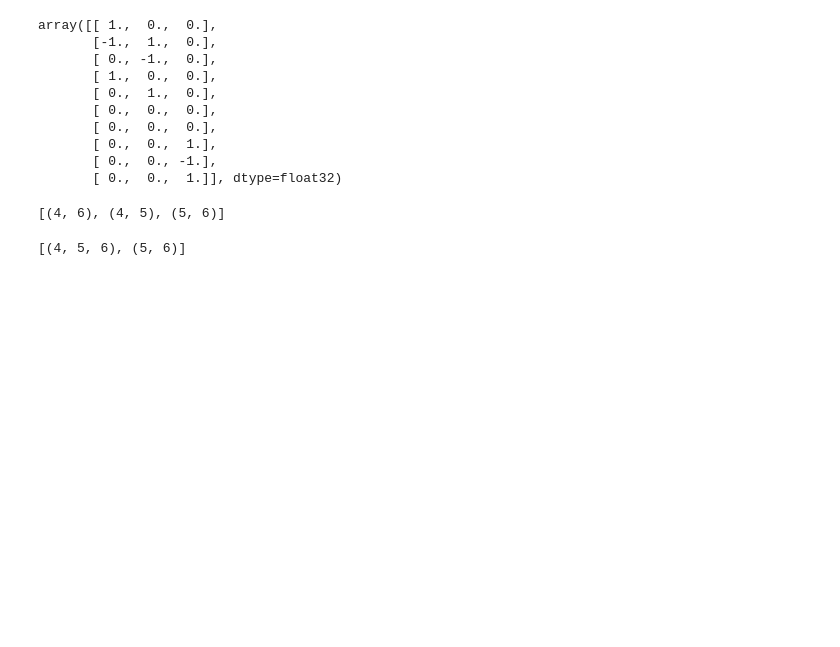
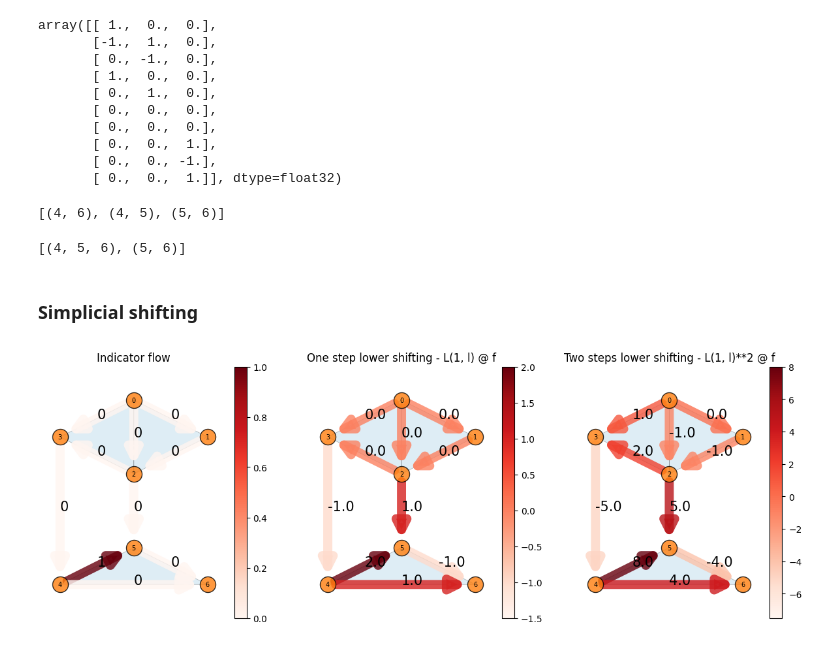
Before and after one commit to irtazahashmi/pytspl, a Jupyter notebook: notebooks/simplical_complex.ipynb, the cells around one changed output. Saved outputs shown, nothing was run; the diff lists cells and outputs as text; code cells hidden in the pictures; blank space fills up the shorter version.

```diff
--- a/notebooks/simplical_complex.ipynb
+++ b/notebooks/simplical_complex.ipynb
@@ -10,6 +10,7 @@ os.chdir(curr_path)
 # %%
 from sclibrary.network_reader import NetworkReader
 from sclibrary.simplicial_complex import SimplicialComplexNetwork
+from sclibrary.plot import SCPlot
 
 data_folder = 'data/paper_data'
 
@@ -34,6 +35,8 @@ coordinates = NetworkReader.get_coordinates(filename=filename,
 
 # create a simplicial complex network
 sc = SimplicialComplexNetwork(simplices=simplices)
+# create a plot
+scplot = SCPlot(sc, coordinates)
 # %%
 # analyze the network
 sc.adjacency_matrix(rank=1)
@@ -81,3 +84,29 @@ sc.get_faces(simplex=(4, 5, 6))
 sc.get_cofaces(simplex=(5, 6))
 # %% [output]
 [(4, 5, 6), (5, 6)]
+# %% [markdown]
+### Simplicial shifting
+# %%
+from matplotlib import pyplot as plt
+
+synthetic_flow = [0, 0, 0, 0, 0, 0, 0, 1, 0, 0]
+fig = plt.figure(figsize = (15,5))
+
+# indicator flow f
+ax = fig.add_subplot(1, 3, 1)
+ax.set_title("Indicator flow")
+scplot.draw_flow(flow=synthetic_flow, ax=ax)
+
+# one step lower shifting
+ax = fig.add_subplot(1, 3, 2)
+ax.set_title("One step lower shifting - L(1, l) @ f")
+flow = sc.apply_lower_shifting(synthetic_flow, steps=1)
+scplot.draw_flow(flow=flow, ax=ax)
+
+# two steps lower shifting
+ax = fig.add_subplot(1, 3, 3)
+ax.set_title("Two steps lower shifting - L(1, l)**2 @ f")
+flow = sc.apply_lower_shifting(synthetic_flow, steps=2)
+scplot.draw_flow(flow=flow, ax=ax)
+# %% [output]
+[figure, added]
```
Also changed, not shown: parts of 3 cells of this notebook, 3 other files.
